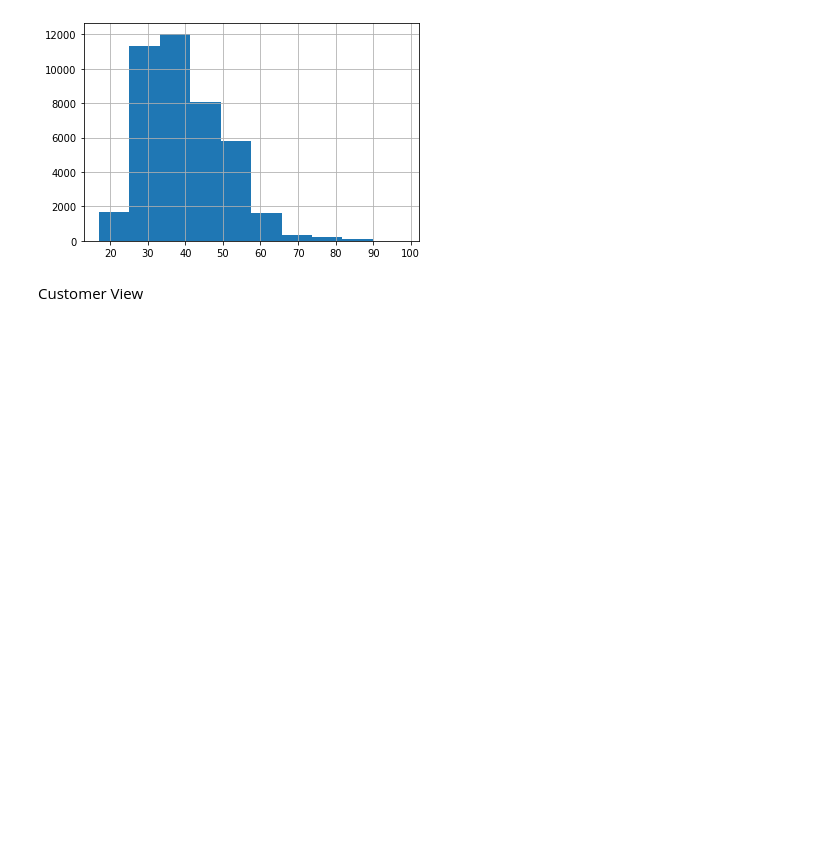
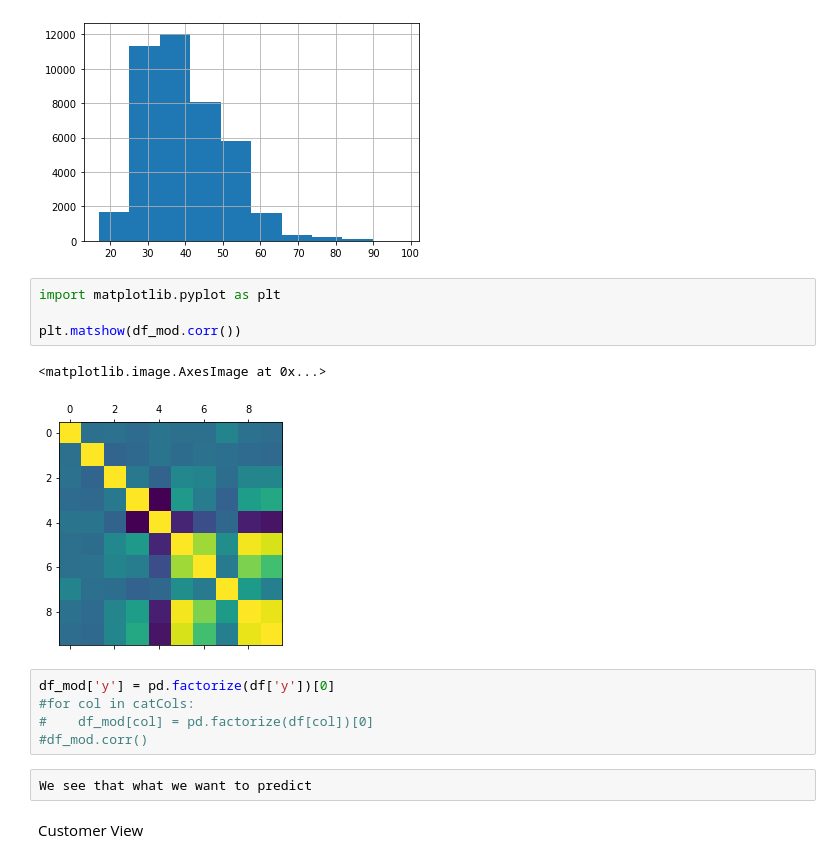
Before and after one commit to gouzmi/Bank-Telemarketing, a Jupyter notebook: Analyse.ipynb, the cells around one changed output. Drawn from its saved outputs; the diff is of its cells as text; blank space fills up the shorter version.

```diff
--- a/Analyse.ipynb
+++ b/Analyse.ipynb
@@ -176,5 +179,19 @@ df_mod['age'].hist()
 # %% [output]
 <matplotlib.axes._subplots.AxesSubplot at 0x...>
 [figure]
+# %%
+import matplotlib.pyplot as plt
+
+plt.matshow(df_mod.corr())
+# %% [output]
+<matplotlib.image.AxesImage at 0x...>
+[figure, added]
+# %%
+df_mod['y'] = pd.factorize(df['y'])[0]
+#for col in catCols:
+#    df_mod[col] = pd.factorize(df[col])[0]
+#df_mod.corr()
+# %%
+We see that what we want to predict
 # %% [markdown]
 Customer View
```
Also changed, not shown: parts of 8 cells of this notebook.
